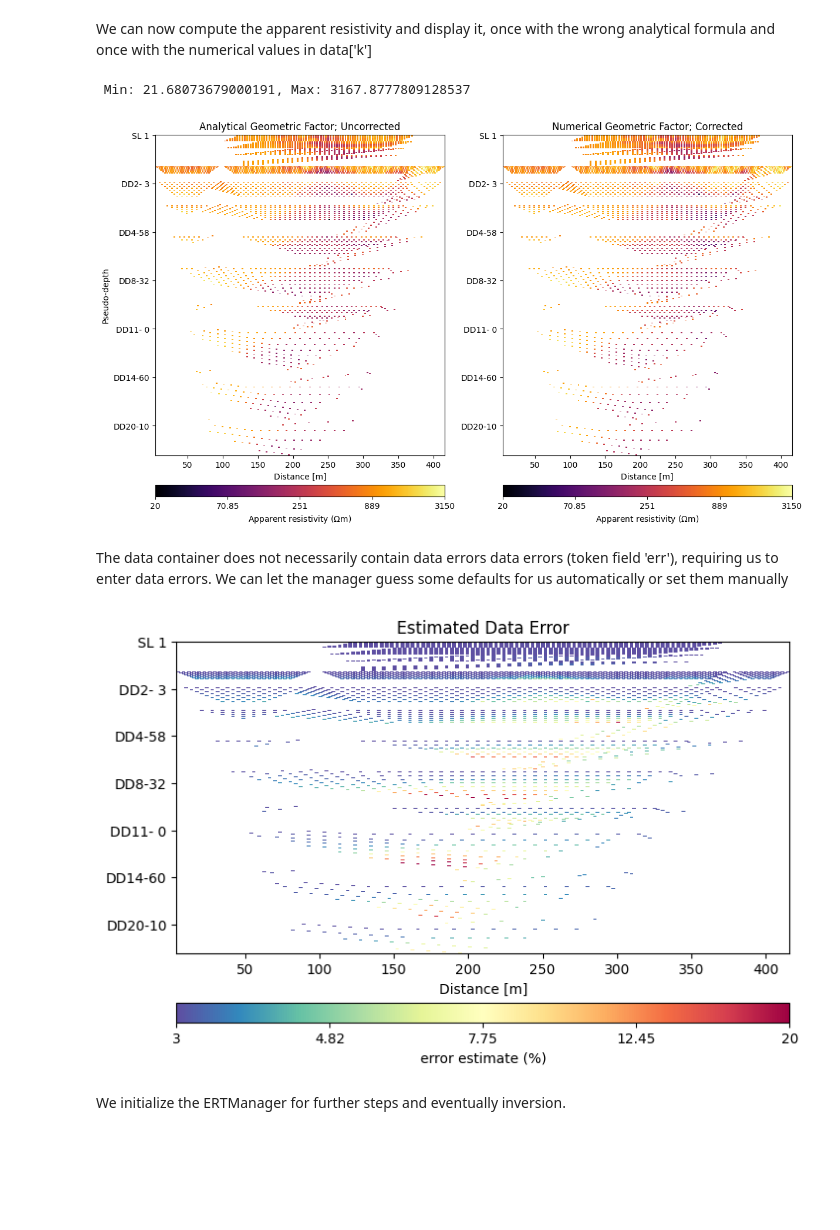
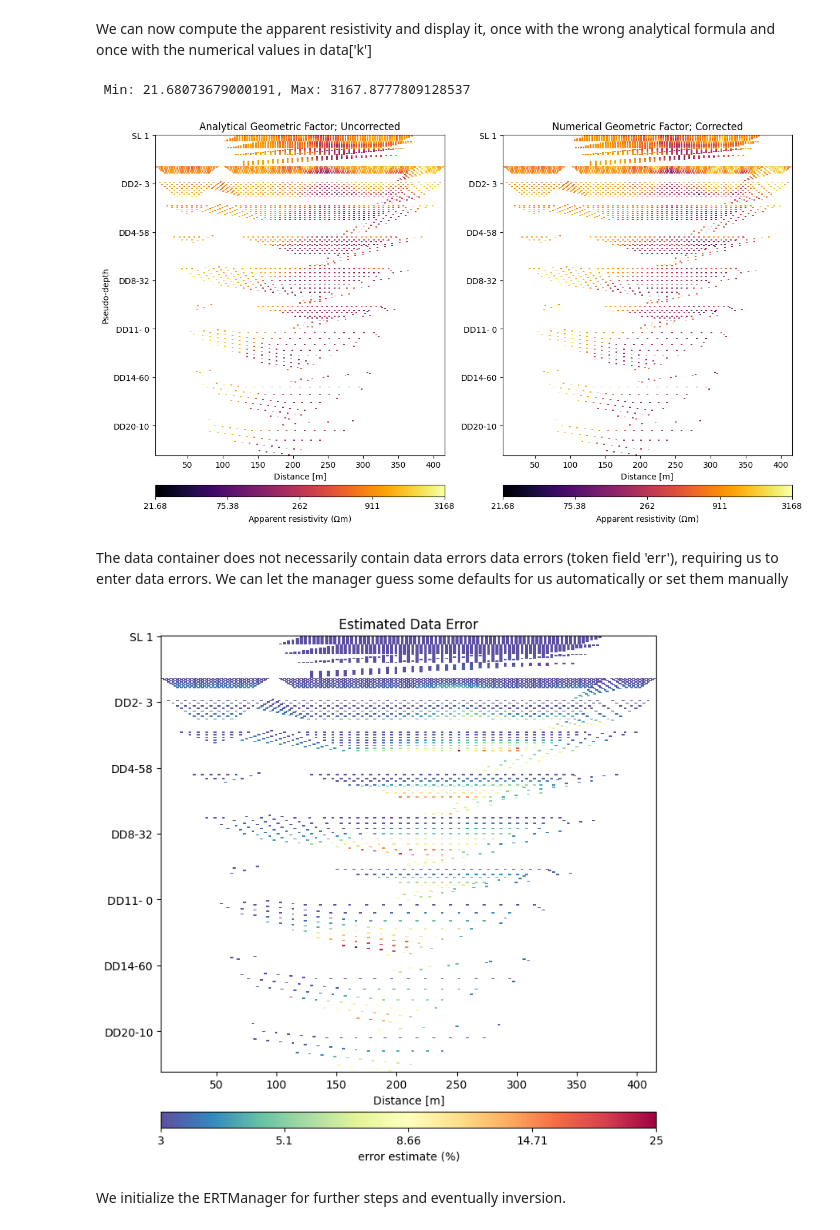
Before and after one commit to sydpas/erth370-w2026-sydpas, a Jupyter notebook: pygimex/ert/my_line01_DD.ipynb, the cells around one changed output. Saved outputs shown, nothing was run; the diff lists cells and outputs as text; code cells hidden in the pictures; blank space fills up the shorter version.

```diff
--- a/pygimex/ert/my_line01_DD.ipynb
+++ b/pygimex/ert/my_line01_DD.ipynb
@@ -135,9 +142,14 @@ wrong analytical formula and once with the numerical values in data['k']
 # %%
 data['rhoa'] = data['r'] * data['k']  # uses numerical k; converts measured resistances to apparent resist
 
+# edit impossible negative or zero values
+data['rhoa'][data['rhoa'] <= 0] = 1e-6
+
+cmin = pg.min(data['rhoa'])
+cmax = pg.max(data['rhoa'])
 print(f' Min: {pg.min(data["rhoa"])}, Max: {pg.max(data["rhoa"])}')
 
-kw = dict(cMin=20, cMax=3150)  # storing key/value pairs for colour scale
+kw = dict(cMin=cmin, cMax=cmax)  # storing key/value pairs for colour scale
 fig, ax = plt.subplots(ncols=2, figsize=(14, 8))
 
 data.show(data['r']*k0, ax=ax[0], **kw, cMap='inferno',
@@ -152,7 +164,7 @@ ax[1].set_title('Numerical Geometric Factor; Corrected');  # numerical
 fig.savefig(r"figures/line01/uncorrected_vs_corrected.png", dpi=300, bbox_inches='tight')
 # %% [output]
  Min: 21.68073679000191, Max: 3167.8777809128537
-[figure, old version]
+[figure, new version]
 # %% [markdown]
 The data container does not necessarily contain data errors data errors
 (token field 'err'), requiring us to enter data errors. We can let the
@@ -160,16 +172,16 @@ manager guess some defaults for us automatically or set them manually
 # %%
 data.estimateError(relativeError=0.03, absoluteUError=5e-5)
 
-fig, ax = plt.subplots(figsize=(8,5))
+fig, ax = plt.subplots(figsize=(8,8))
 _ = data.show( data['err']*100, ax=ax,
     label='error estimate (%)', xlabel='Distance [m]',
-    cMin=3, cMax=20)
+    cMin=3, cMax=25)
 
 ax.set_title('Estimated Data Error');
 
 fig.savefig(r"figures/line01/data_error.png", dpi=300, bbox_inches='tight')
 # %% [output]
-[figure, old version]
+[figure, new version]
 # %% [markdown]
 We initialize the ERTManager for further steps and eventually inversion.
 # %%
```
Also changed, not shown: parts of 6 cells of this notebook.
